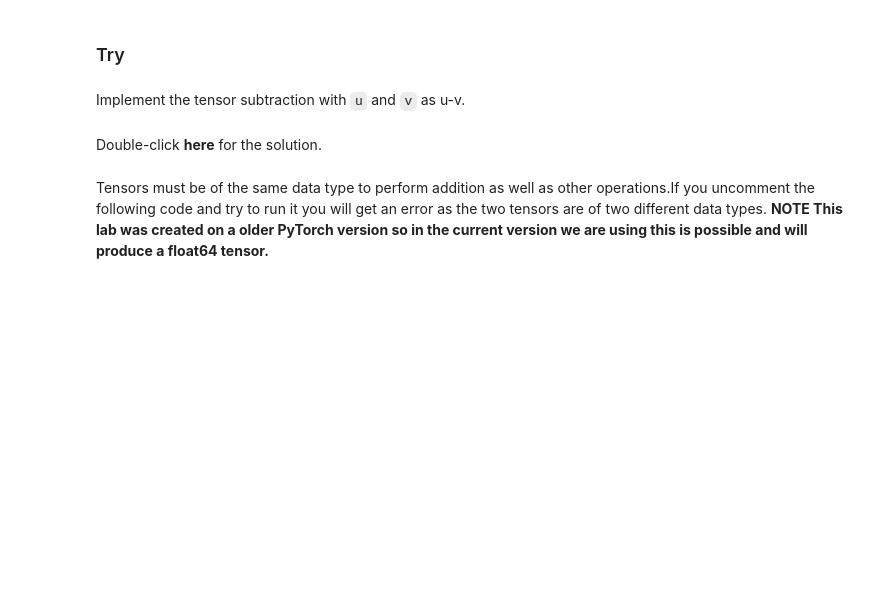
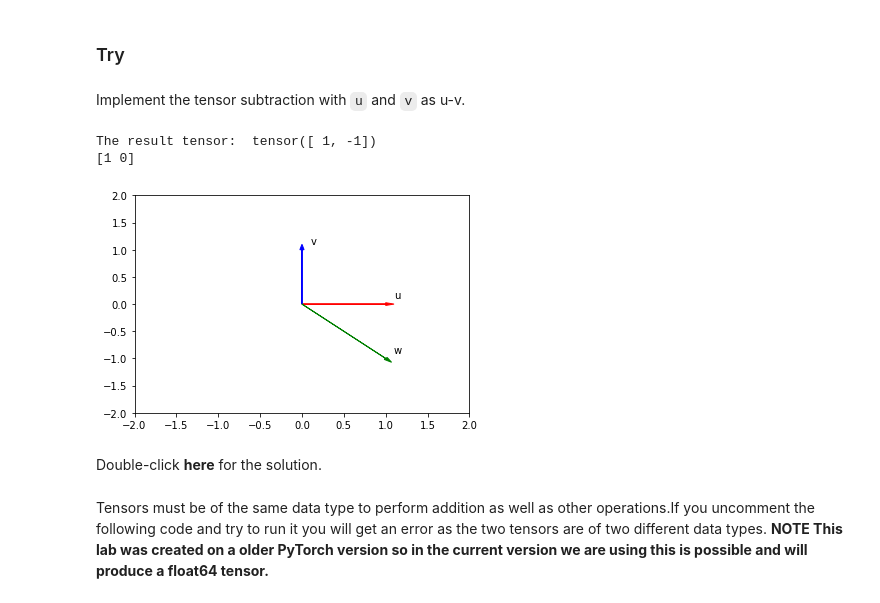
Before and after one commit to Aljoja/IBM-ML-Python, a Jupyter notebook: Deep Neural Networks with PyTorch/Week 1/1.1_1Dtensors_v2.ipynb, the cells around one changed output. Cells and saved outputs as stored; diff of their text form; code cells hidden in the pictures; blank space fills up the shorter version.

```diff
--- a/Deep Neural Networks with PyTorch/Week 1/1.1_1Dtensors_v2.ipynb
+++ b/Deep Neural Networks with PyTorch/Week 1/1.1_1Dtensors_v2.ipynb
@@ -664,8 +708,23 @@ Implement the tensor subtraction with <code>u</code> and <code>v</code> as u-v.
 # %%
 # Try by yourself to get a result of u-v
 
 u = torch.tensor([1, 0])
 v = torch.tensor([0, 1])
+w = u - v
+print("The result tensor: ", w)
+# Plot u, v, w
+
+plotVec([
+    {"vector": u.numpy(), "name": 'u', "color": 'r'},
+    {"vector": v.numpy(), "name": 'v', "color": 'b'},
+    {"vector": w.numpy(), "name": 'w', "color": 'g'}
+])
+
+print(u.numpy())
+# %% [output]
+The result tensor:  tensor([ 1, -1])
+[1 0]
+[figure, added]
 # %% [markdown]
 Double-click <b>here</b> for the solution.
 <!--
```
Also changed, not shown: parts of 12 cells of this notebook, 1 other file.
